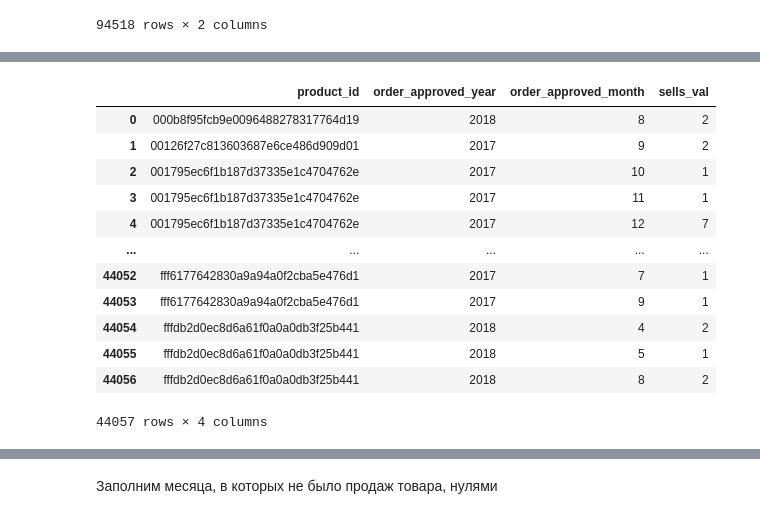
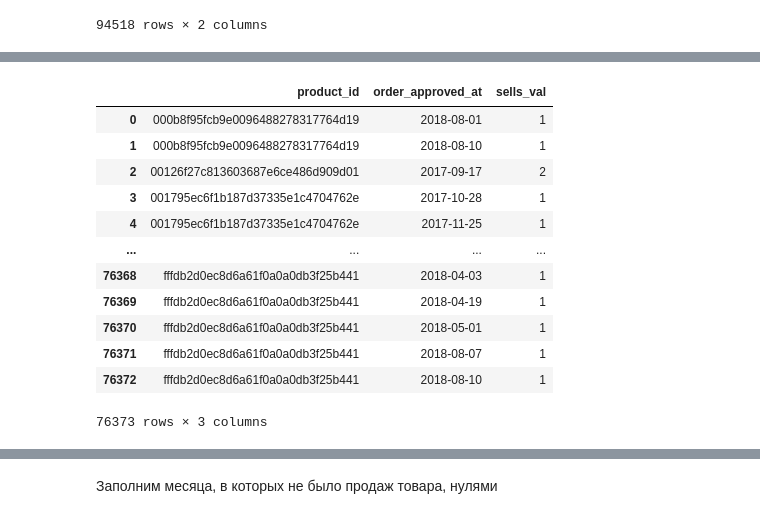
Before and after one commit to strateg17/SMART_DS_Academy_Prod1, a Jupyter notebook: Task_1/Task1_TimeSeries.ipynb, the cells around one changed output, grey strips where cells are left out. Drawn from its saved outputs; the diff is of its cells as text; code cells hidden in the pictures.

```diff
--- a/Task_1/Task1_TimeSeries.ipynb
+++ b/Task_1/Task1_TimeSeries.ipynb
@@ -387,0 +368,3 @@ See the caveats in the documentation: https://pandas.pydata.org/pandas-docs/stab
+# %%
+full_data.order_approved_at = full_data.order_approved_at.dt.date
+full_data
@@ -388,18 +390,20 @@ See the caveats in the documentation: https://pandas.pydata.org/pandas-docs/stab
 # %%
-prod_id_sells = full_data.groupby(['product_id', 'order_approved_year', 'order_approved_month'], as_index=False).agg('count')
+prod_id_sells = full_data.groupby(['product_id', 'order_approved_at']).agg({'order_approved_at':'count'})
 prod_id_sells = prod_id_sells.rename({'order_approved_at':'sells_val'}, axis='columns')
+prod_id_sells.reset_index(level='order_approved_at', inplace = True)
+prod_id_sells.reset_index(inplace=True)
 prod_id_sells
 # %% [output]
-|  | product_id | order_approved_year | order_approved_month | sells_val |
-| 0 | 000b8f95fcb9e0096488278317764d19 | 2018 | 8 | 2 |
-| 1 | 00126f27c813603687e6ce486d909d01 | 2017 | 9 | 2 |
-| 2 | 001795ec6f1b187d37335e1c4704762e | 2017 | 10 | 1 |
-| 3 | 001795ec6f1b187d37335e1c4704762e | 2017 | 11 | 1 |
-| 4 | 001795ec6f1b187d37335e1c4704762e | 2017 | 12 | 7 |
-| ... | ... | ... | ... | ... |
-| 44052 | fff6177642830a9a94a0f2cba5e476d1 | 2017 | 7 | 1 |
-| 44053 | fff6177642830a9a94a0f2cba5e476d1 | 2017 | 9 | 1 |
-| 44054 | fffdb2d0ec8d6a61f0a0a0db3f25b441 | 2018 | 4 | 2 |
-| 44055 | fffdb2d0ec8d6a61f0a0a0db3f25b441 | 2018 | 5 | 1 |
-| 44056 | fffdb2d0ec8d6a61f0a0a0db3f25b441 | 2018 | 8 | 2 |
+|  | product_id | order_approved_at | sells_val |
+| 0 | 000b8f95fcb9e0096488278317764d19 | 2018-08-01 | 1 |
+| 1 | 000b8f95fcb9e0096488278317764d19 | 2018-08-10 | 1 |
+| 2 | 00126f27c813603687e6ce486d909d01 | 2017-09-17 | 2 |
+| 3 | 001795ec6f1b187d37335e1c4704762e | 2017-10-28 | 1 |
+| 4 | 001795ec6f1b187d37335e1c4704762e | 2017-11-25 | 1 |
+| ... | ... | ... | ... |
+| 76368 | fffdb2d0ec8d6a61f0a0a0db3f25b441 | 2018-04-03 | 1 |
+| 76369 | fffdb2d0ec8d6a61f0a0a0db3f25b441 | 2018-04-19 | 1 |
+| 76370 | fffdb2d0ec8d6a61f0a0a0db3f25b441 | 2018-05-01 | 1 |
+| 76371 | fffdb2d0ec8d6a61f0a0a0db3f25b441 | 2018-08-07 | 1 |
+| 76372 | fffdb2d0ec8d6a61f0a0a0db3f25b441 | 2018-08-10 | 1 |
-44057 rows × 4 columns
+76373 rows × 3 columns
```
Also changed, not shown: parts of 20 cells of this notebook.
